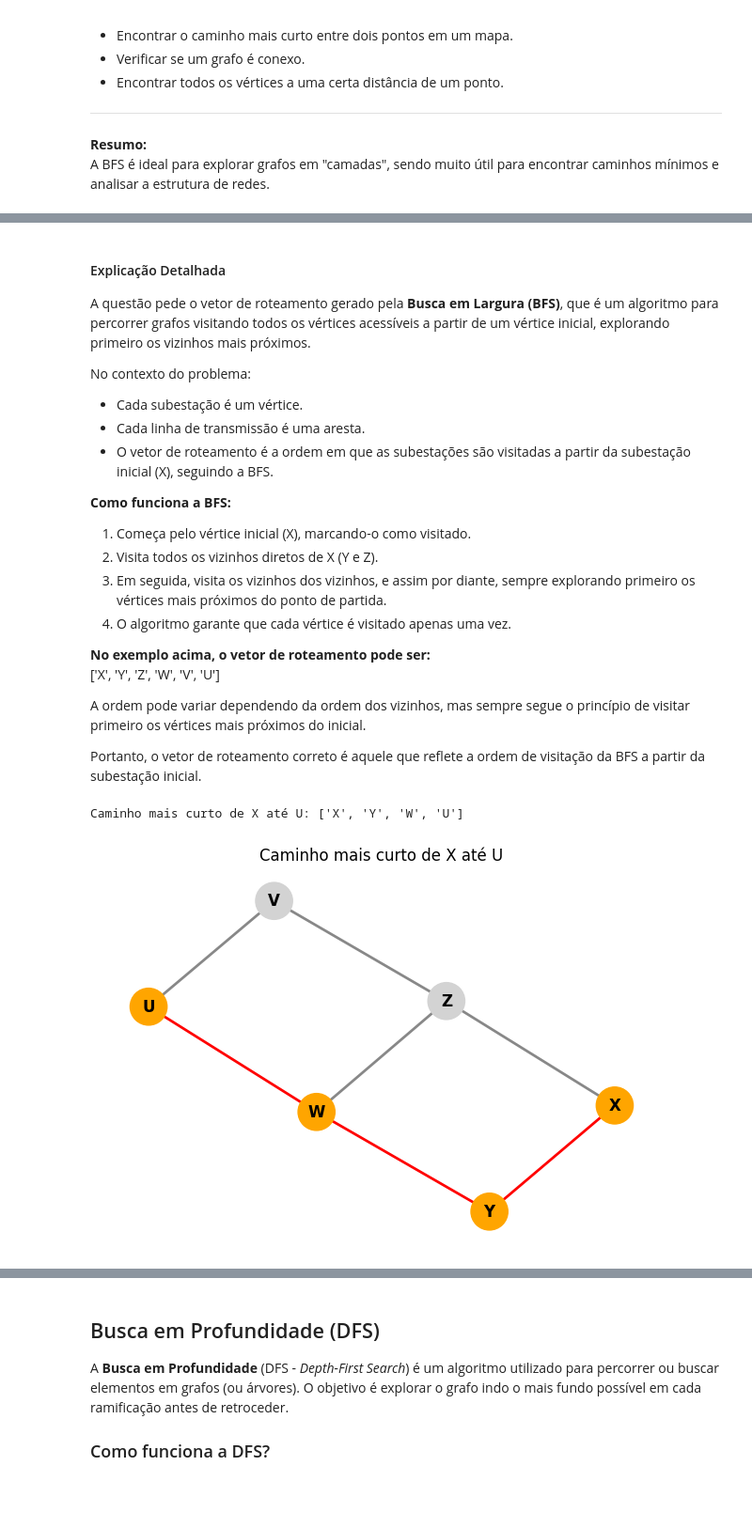
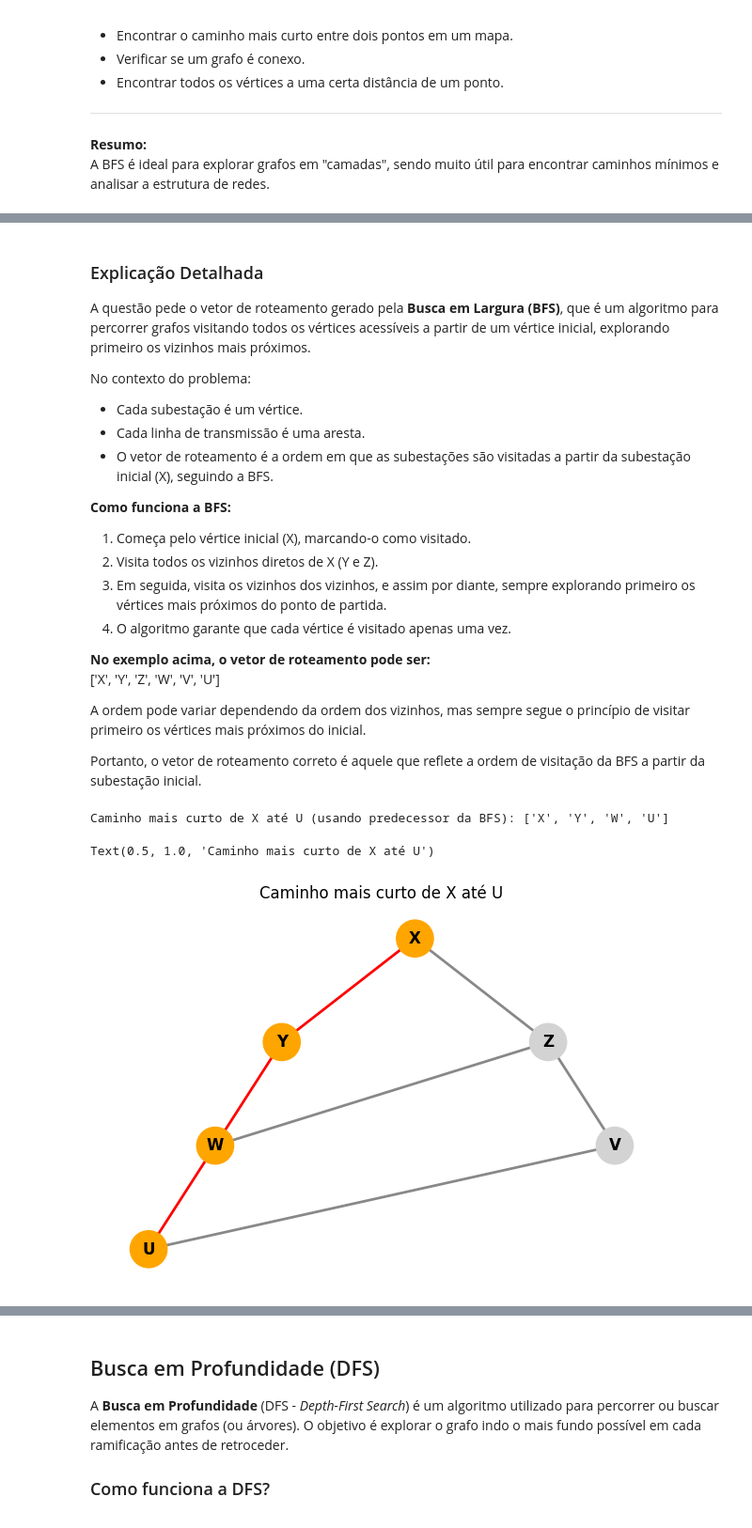
Before and after one commit to LeonardoVieiraGuimaraes/TeoriaGrafos, a Jupyter notebook: BancoPerguntas/AV2Simulado.ipynb, the cells around one changed output, grey strips where cells are left out. Shown at 94% size. Saved outputs shown, nothing was run; the diff lists cells and outputs as text; code cells hidden in the pictures; blank space fills up the shorter version.

```diff
--- a/BancoPerguntas/AV2Simulado.ipynb
+++ b/BancoPerguntas/AV2Simulado.ipynb
@@ -276,5 +324,5 @@ Passo 5:
 # %% [markdown]
-#### Explicação Detalhada
+### Explicação Detalhada
 
 A questão pede o vetor de roteamento gerado pela **Busca em Largura (BFS)**, que é um algoritmo para percorrer grafos visitando todos os vértices acessíveis a partir de um vértice inicial, explorando primeiro os vizinhos mais próximos.
 
@@ -296,30 +344,42 @@ A ordem pode variar dependendo da ordem dos vizinhos, mas sempre segue o princí
 
 Portanto, o vetor de roteamento correto é aquele que reflete a ordem de visitação da BFS a partir da subestação inicial.
 # %%
-# Exemplo: Encontrando o caminho mais curto entre duas subestações usando BFS (NetworkX)
+# ...código anterior...
+
+# Usando o vetor de predecessores da BFS para reconstruir o caminho de origem até destino
 origem = 'X'
 destino = 'U'
-caminho_mais_curto = nx.shortest_path(G, source=origem, target=destino)
-print(f"Caminho mais curto de {origem} até {destino}: {caminho_mais_curto}")
+
+def caminho_por_predecessor(predecessor, origem, destino):
+    caminho = [destino]
+    atual = destino
+    while atual != origem:
+        atual = predecessor.get(atual)
+        if atual is None:
+            return []  # Não existe caminho
+        caminho.append(atual)
+    caminho.reverse()
+    return caminho
+
+caminho_mais_curto = caminho_por_predecessor(predecessor, origem, destino)
+print(f"Caminho mais curto de {origem} até {destino} (usando predecessor da BFS): {caminho_mais_curto}")
 
 # Visualizando o caminho encontrado
-import matplotlib.pyplot as plt
-
-pos = nx.spring_layout(G, seed=42)
+# Use o mesmo pos definido anteriormente para manter o layout de árvore
 edge_colors = []
 for u, v in G.edges:
     if (u, v) in zip(caminho_mais_curto, caminho_mais_curto[1:]) or (v, u) in zip(caminho_mais_curto, caminho_mais_curto[1:]):
         edge_colors.append('red')
     else:
         edge_colors.append('#888')
 
 node_colors = ['orange' if n in caminho_mais_curto else 'lightgray' for n in G.nodes]
 
 plt.figure(figsize=(6,4))
 nx.draw(G, pos, with_labels=True, node_color=node_colors, node_size=800, font_weight='bold', edge_color=edge_colors, width=2)
 plt.title(f"Caminho mais curto de {origem} até {destino}")
-plt.show()
 # %% [output]
-Caminho mais curto de X até U: ['X', 'Y', 'W', 'U']
+Caminho mais curto de X até U (usando predecessor da BFS): ['X', 'Y', 'W', 'U']
+Text(0.5, 1.0, 'Caminho mais curto de X até U')
-[figure, old version]
+[figure, new version]
 # %% [markdown]
```
Also changed, not shown: parts of 15 cells of this notebook, 1 other file.
